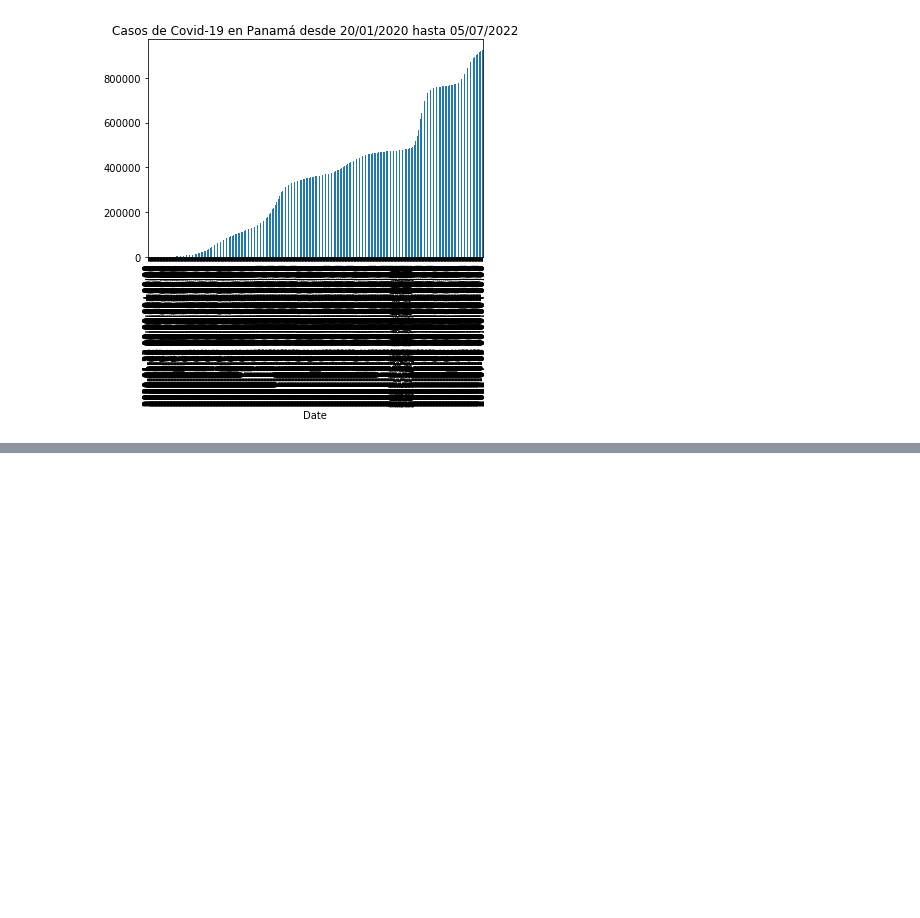
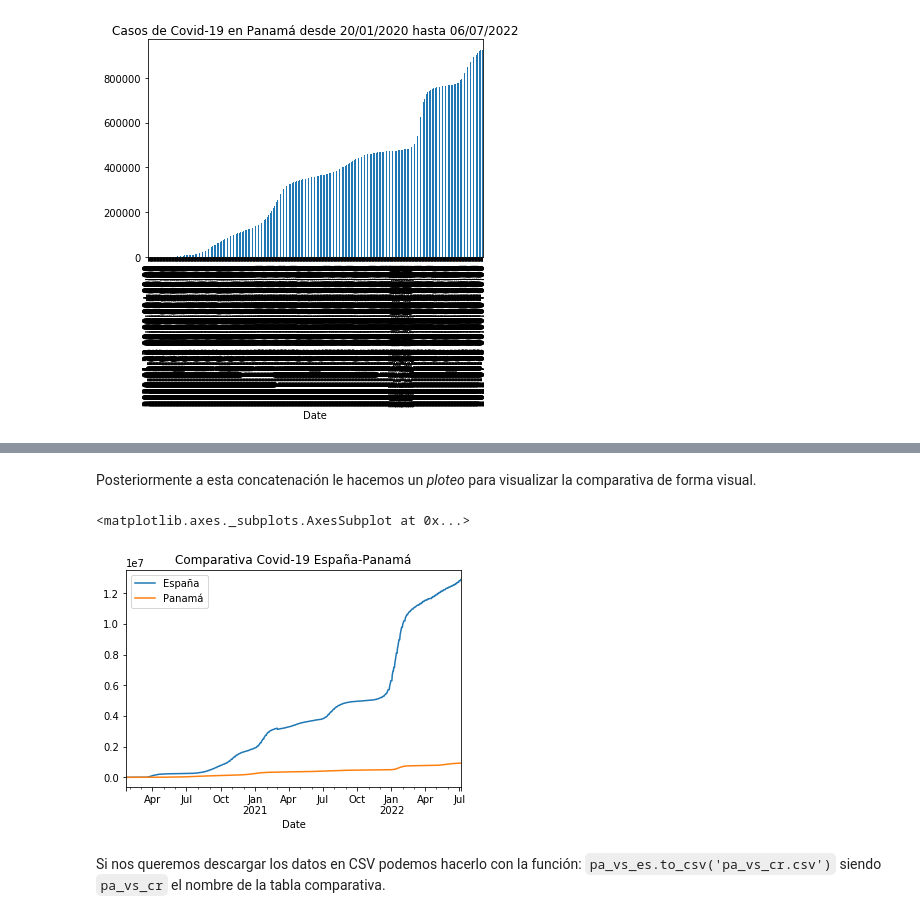
Before and after one commit to nebrijas/IriaSantos-web, a Jupyter notebook: api-covid-pandas.ipynb, the cells around one changed output, grey strips where cells are left out. Cells and saved outputs as stored; diff of their text form; code cells hidden in the pictures; blank space fills up the shorter version.

```diff
--- a/api-covid-pandas.ipynb
+++ b/api-covid-pandas.ipynb
@@ -162,0 +188,3 @@ plot_rt_pa = df_rt_pa.set_index('Date')['Cases'].plot(title="Casos de Covid-19 e
+# %%
+pa_vs_es = pd.concat([casos_es,casos_pa],axis=1)
+pa_vs_es
@@ -162,0 +208,3 @@ plot_rt_pa = df_rt_pa.set_index('Date')['Cases'].plot(title="Casos de Covid-19 e
+# %%
+pa_vs_es.columns= ['España','Panamá']
+pa_vs_es
@@ -162,0 +226,9 @@ plot_rt_pa = df_rt_pa.set_index('Date')['Cases'].plot(title="Casos de Covid-19 e
+# %% [markdown]
+Posteriormente a esta concatenación le hacemos un *ploteo* para visualizar la comparativa de forma visual.
+# %%
+pa_vs_es.plot(title="Comparativa Covid-19 España-Panamá")
+# %% [output]
+<matplotlib.axes._subplots.AxesSubplot at 0x...>
+[figure, added]
+# %% [markdown]
+Si nos queremos descargar los datos en CSV podemos hacerlo con la función: `pa_vs_es.to_csv('pa_vs_cr.csv')` siendo `pa_vs_cr` el nombre de la tabla comparativa.
```
Also changed, not shown: parts of 56 cells of this notebook, 23 other files.
